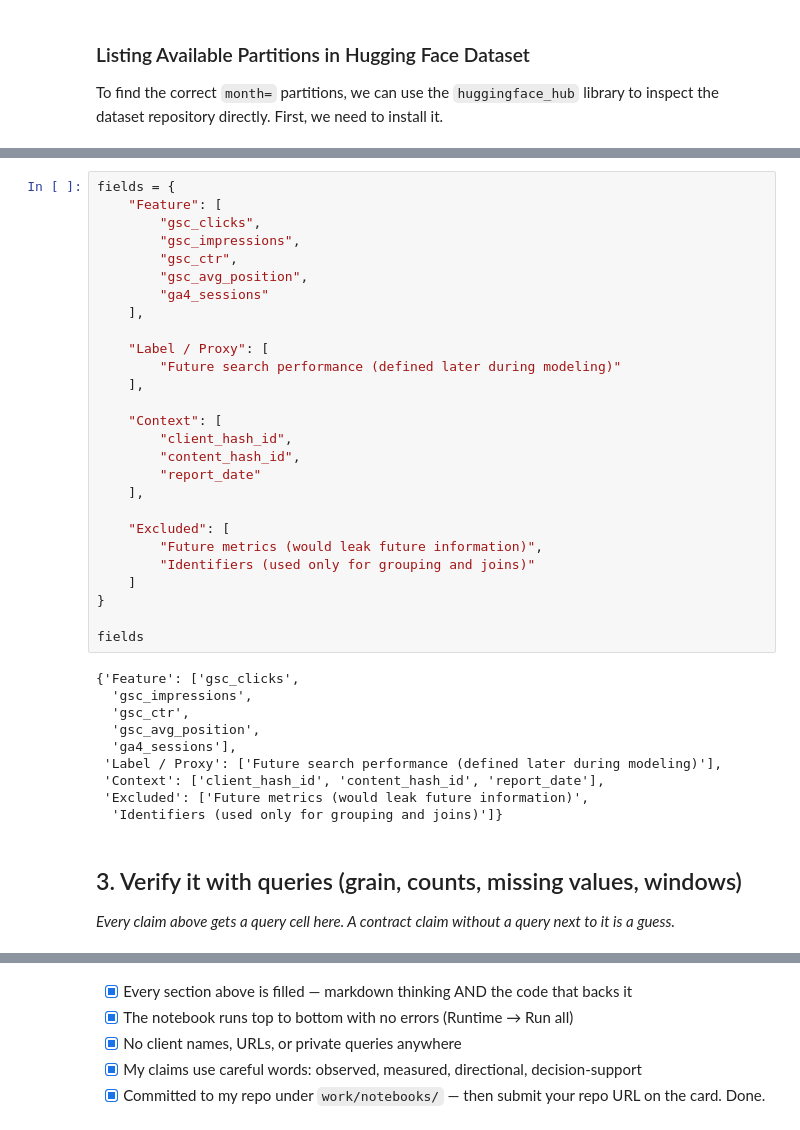
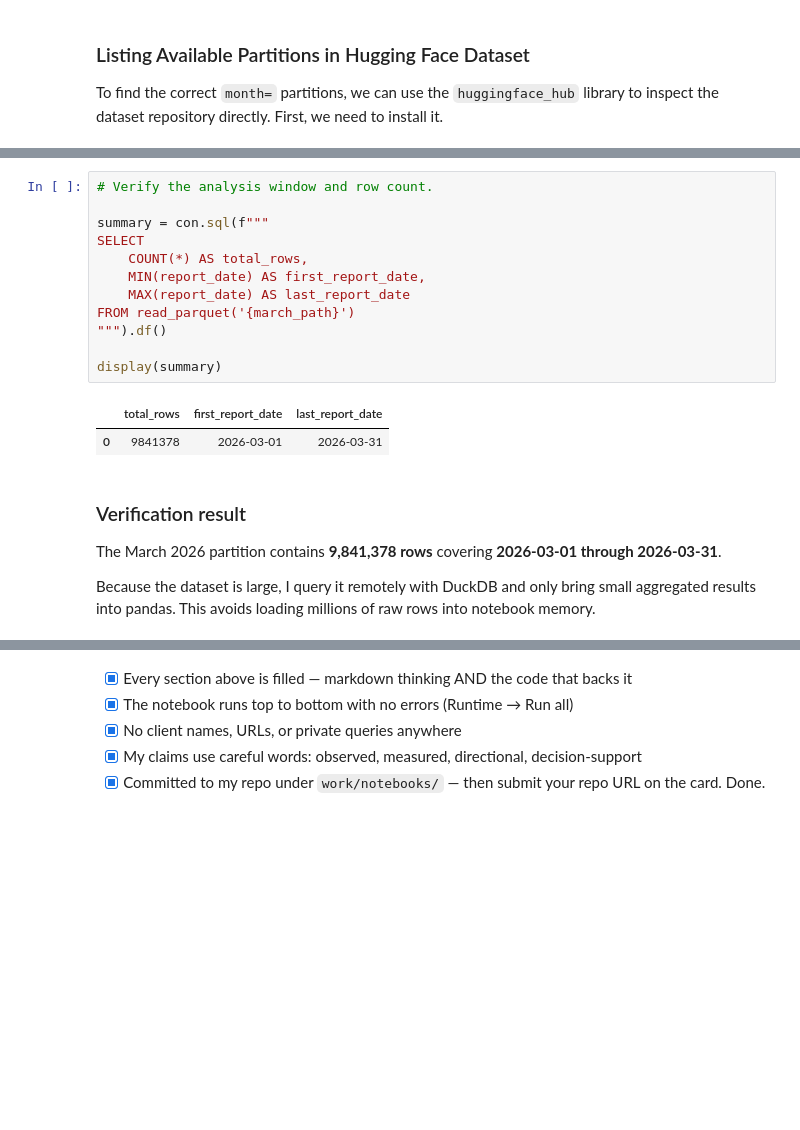
Before and after one commit to ashakram05/ayeshaAkram-flyrank, a Jupyter notebook: work/notebooks/w03_data_contract.ipynb, the cells around one changed output, grey strips where cells are left out. Saved outputs shown, nothing was run; the diff lists cells and outputs as text; blank space fills up the shorter version.

```diff
--- a/work/notebooks/w03_data_contract.ipynb
+++ b/work/notebooks/w03_data_contract.ipynb
@@ -93,41 +86,21 @@ These columns identify records or define the analysis window. They are used for
-# %%
-fields = {
-    "Feature": [
-        "gsc_clicks",
-        "gsc_impressions",
-        "gsc_ctr",
-        "gsc_avg_position",
-        "ga4_sessions"
-    ],
-
-    "Label / Proxy": [
-        "Future search performance (defined later during modeling)"
-    ],
-
-    "Context": [
-        "client_hash_id",
-        "content_hash_id",
-        "report_date"
-    ],
-
-    "Excluded": [
-        "Future metrics (would leak future information)",
-        "Identifiers (used only for grouping and joins)"
-    ]
-}
-
-fields
-# %% [output]
-{'Feature': ['gsc_clicks',
-  'gsc_impressions',
-  'gsc_ctr',
-  'gsc_avg_position',
-  'ga4_sessions'],
- 'Label / Proxy': ['Future search performance (defined later during modeling)'],
- 'Context': ['client_hash_id', 'content_hash_id', 'report_date'],
- 'Excluded': ['Future metrics (would leak future information)',
-  'Identifiers (used only for grouping and joins)']}
+# %%
+# Verify the analysis window and row count.
+
+summary = con.sql(f"""
+SELECT
+    COUNT(*) AS total_rows,
+    MIN(report_date) AS first_report_date,
+    MAX(report_date) AS last_report_date
+FROM read_parquet('{march_path}')
+""").df()
+
+display(summary)
+# %% [output]
+|  | total_rows | first_report_date | last_report_date |
+| 0 | 9841378 | 2026-03-01 | 2026-03-31 |
 # %% [markdown]
-## 3. Verify it with queries (grain, counts, missing values, windows)
+### Verification result
 
-*Every claim above gets a query cell here. A contract claim without a query next to it is a guess.*
+The March 2026 partition contains **9,841,378 rows** covering **2026-03-01 through 2026-03-31**.
+
+Because the dataset is large, I query it remotely with DuckDB and only bring small aggregated results into pandas. This avoids loading millions of raw rows into notebook memory.
```
Also changed, not shown: parts of 18 cells of this notebook.
